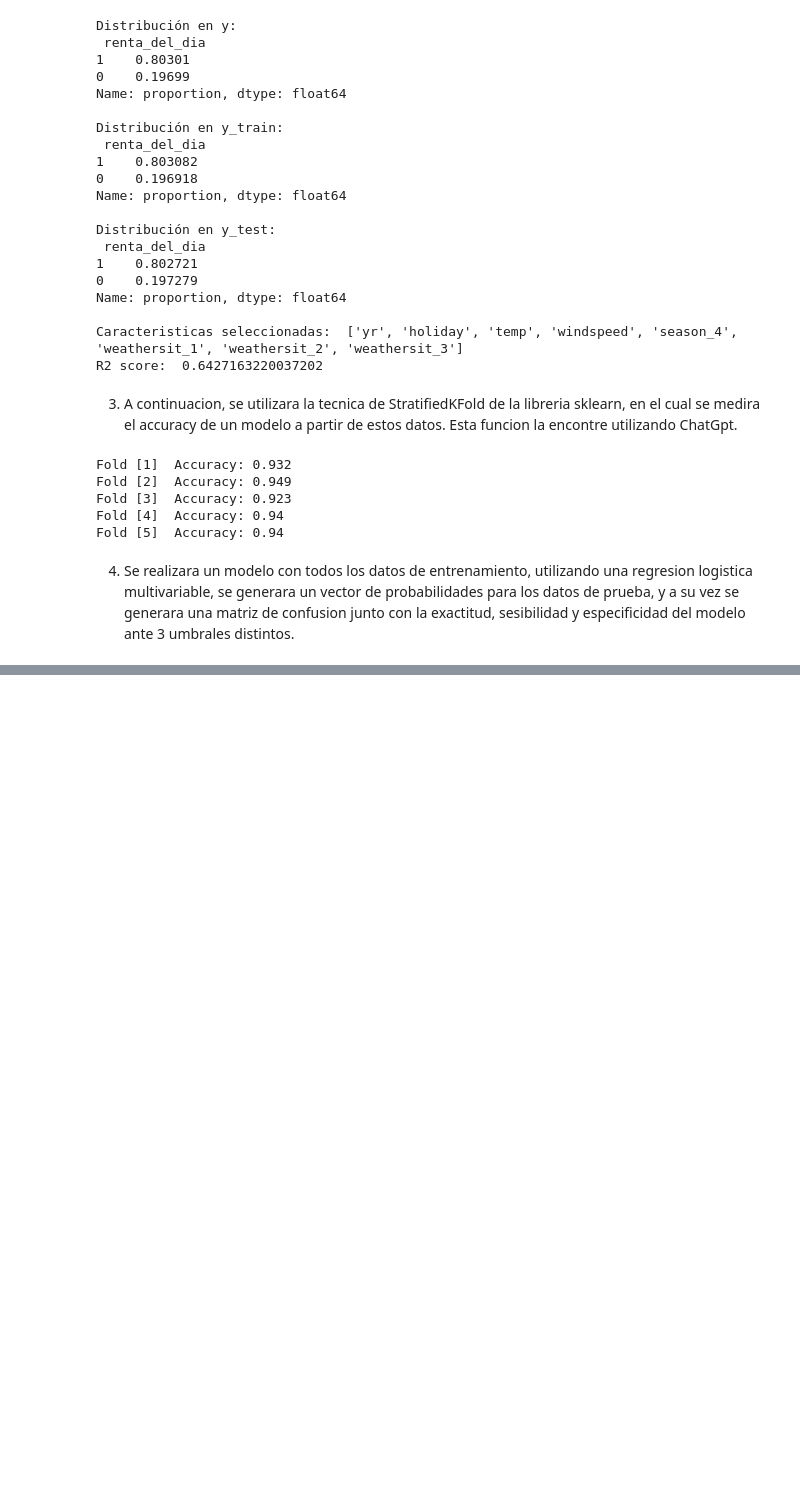
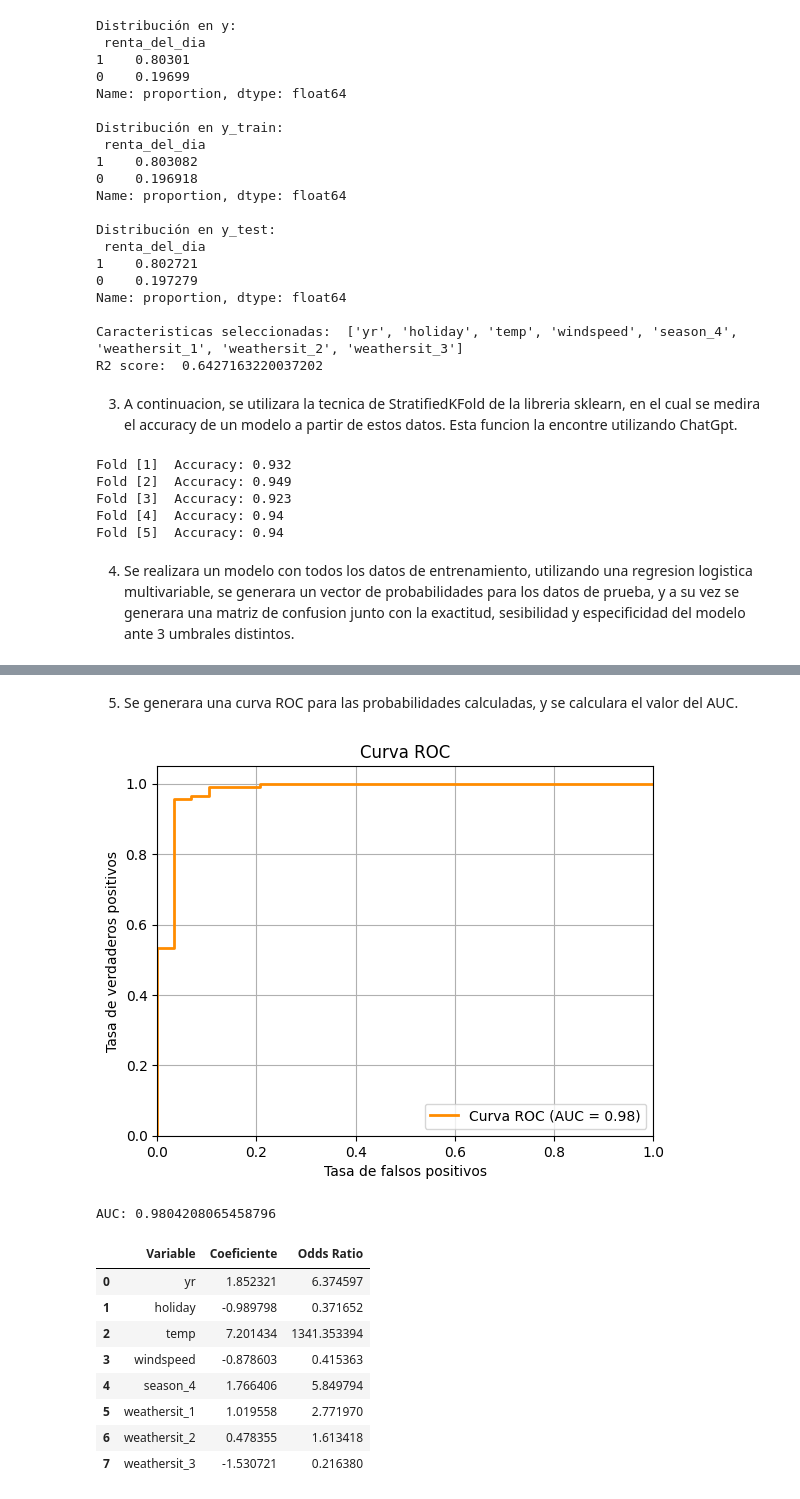
Before and after one commit to hectorcamachoz/Regresion_logistica_validacion_cruzada, a Jupyter notebook: A2_1_594557.ipynb, the cells around one changed output, grey strips where cells are left out. Saved outputs shown, nothing was run; the diff lists cells and outputs as text; code cells hidden in the pictures; blank space fills up the shorter version.

```diff
--- a/A2_1_594557.ipynb
+++ b/A2_1_594557.ipynb
@@ -144,0 +167,41 @@ Vector de probabilidades:
+# %% [markdown]
+5. Se generara una curva ROC para las probabilidades calculadas, y se calculara el valor del AUC.
+# %%
+import matplotlib.pyplot as plt
+from sklearn.metrics import roc_curve, auc
+
+
+fpr, tpr, thresholds = roc_curve(y_test, y_pred_proba)
+
+
+roc_auc = auc(fpr, tpr)
+
+
+plt.figure()
+plt.plot(fpr, tpr, color='darkorange', lw=2, label='Curva ROC (AUC = %0.2f)' % roc_auc)
+plt.xlim([0.0, 1.0])
+plt.ylim([0.0, 1.05])
+plt.xlabel('Tasa de falsos positivos')
+plt.ylabel('Tasa de verdaderos positivos')
+plt.title('Curva ROC')
+plt.legend(loc="lower right")
+plt.grid(True)
+plt.show()
+
+print(f"AUC: {roc_auc}")
+
+
+coef_df = pd.DataFrame({'Variable': x_train.columns, 'Coeficiente': model.coef_[0], 'Odds Ratio': odds_ratios[0]})
+coef_df
+# %% [output]
+[figure, added]
+AUC: 0.9804208065458796
+|  | Variable | Coeficiente | Odds Ratio |
+| 0 | yr | 1.852321 | 6.374597 |
+| 1 | holiday | -0.989798 | 0.371652 |
+| 2 | temp | 7.201434 | 1341.353394 |
+| 3 | windspeed | -0.878603 | 0.415363 |
+| 4 | season_4 | 1.766406 | 5.849794 |
+| 5 | weathersit_1 | 1.019558 | 2.771970 |
+| 6 | weathersit_2 | 0.478355 | 1.613418 |
+| 7 | weathersit_3 | -1.530721 | 0.216380 |
```
Also changed, not shown: parts of 5 cells of this notebook.
